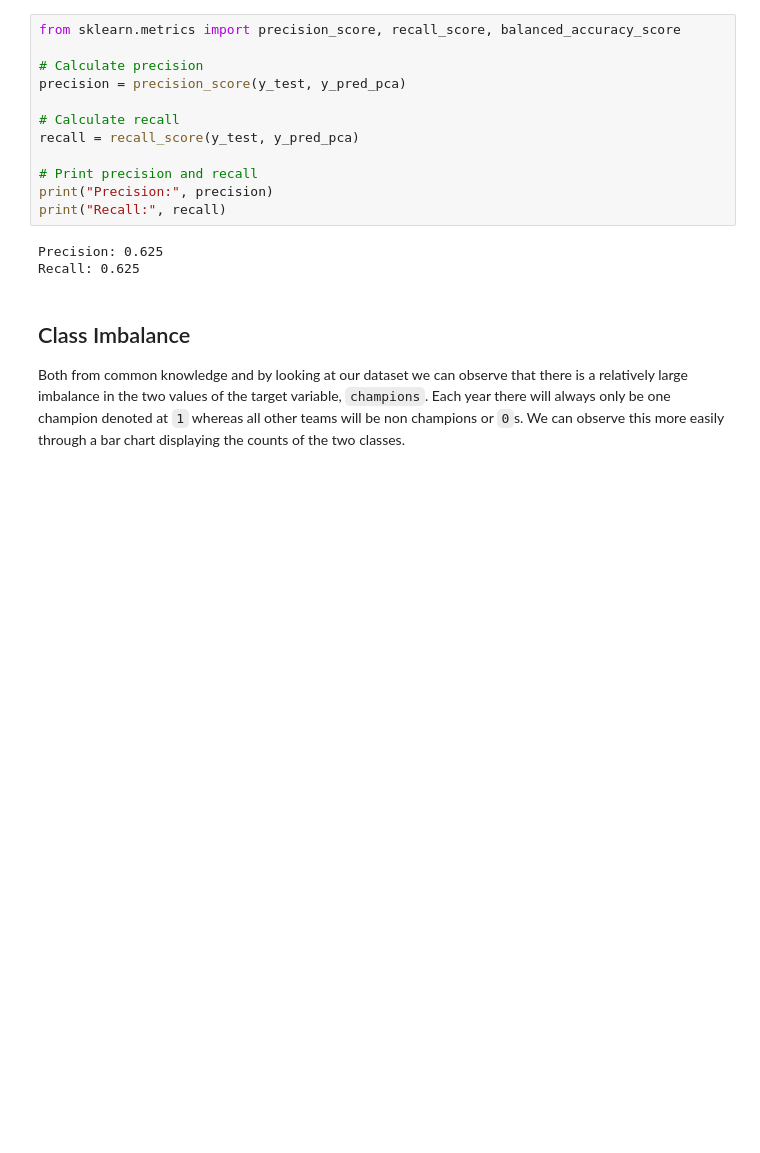
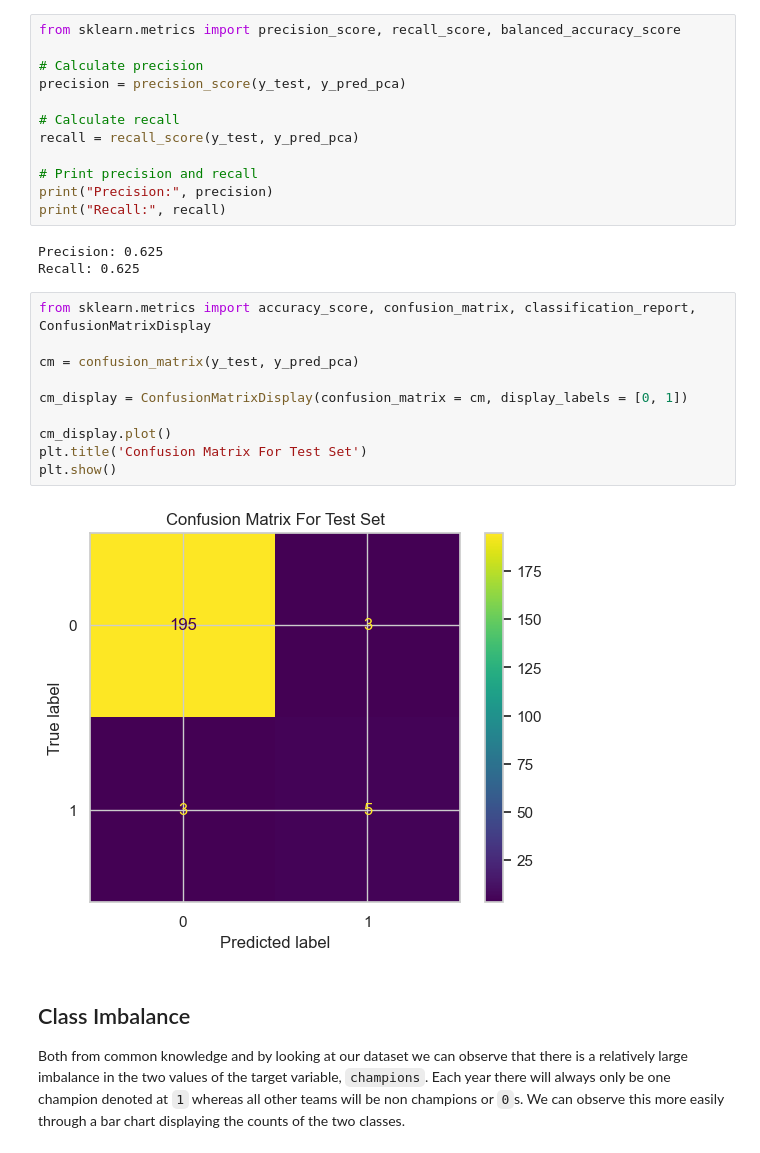
Before and after one commit to harrynwosu/champions-league, a Jupyter notebook: Project.ipynb, the cells around one changed output. Saved outputs shown, nothing was run; the diff lists cells and outputs as text; blank space fills up the shorter version.

```diff
--- a/Project.ipynb
+++ b/Project.ipynb
@@ -420,6 +416,18 @@ print("Recall:", recall)
 # %% [output]
 Precision: 0.625
 Recall: 0.625
+# %%
+from sklearn.metrics import accuracy_score, confusion_matrix, classification_report, ConfusionMatrixDisplay
+
+cm = confusion_matrix(y_test, y_pred_pca)
+
+cm_display = ConfusionMatrixDisplay(confusion_matrix = cm, display_labels = [0, 1])
+
+cm_display.plot()
+plt.title('Confusion Matrix For Test Set')
+plt.show()
+# %% [output]
+[figure, added]
 # %% [markdown]
 ## Class Imbalance
 
```
Also changed, not shown: parts of 41 cells of this notebook, 2 other files.
